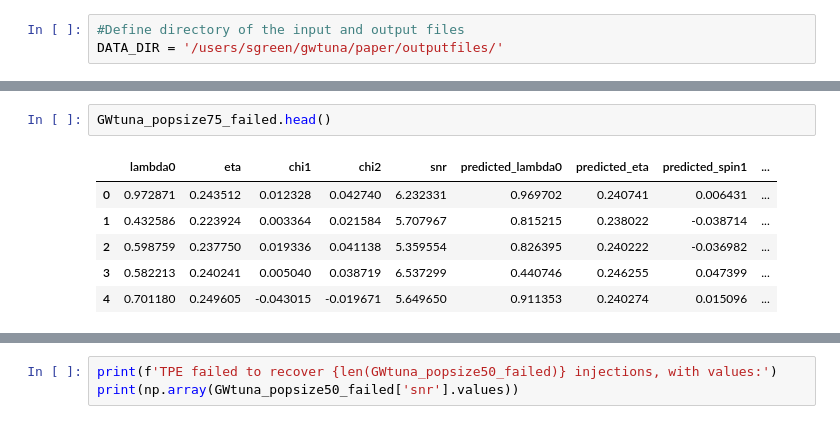
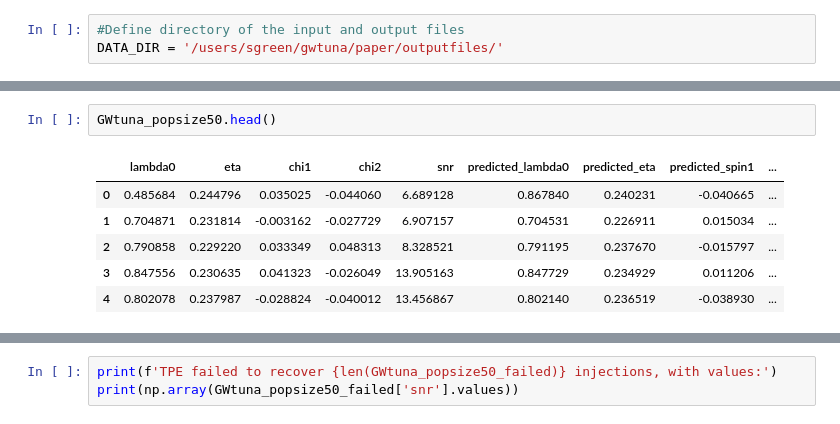
Before and after one commit to SusannaGreen/gwtuna, a Jupyter notebook: paper/plots/GWtunaGraphsFinal.ipynb, the cells around one changed output, grey strips where cells are left out. Saved outputs shown, nothing was run; the diff lists cells and outputs as text.

```diff
--- a/paper/plots/GWtunaGraphsFinal.ipynb
+++ b/paper/plots/GWtunaGraphsFinal.ipynb
@@ -63,11 +50,11 @@ GWtuna_popsize50_mchirp = pd.read_csv(GWtuna_popsize50_mchirp)
 GWtuna_popsize50_mchirp_failed = DATA_DIR+r'GWtunaMchirpEtaO4TPESampler1000CmaEsampler9000LR50ipopincpopsize2Callback500FinalFailed.csv'
 GWtuna_popsize50_mchirp_failed = pd.read_csv(GWtuna_popsize50_mchirp_failed)
 # %%
-GWtuna_popsize75_failed.head()
+GWtuna_popsize50.head()
 # %% [output]
 |  | lambda0 | eta | chi1 | chi2 | snr | predicted_lambda0 | predicted_eta | predicted_spin1 | ... |
-| 0 | 0.972871 | 0.243512 | 0.012328 | 0.042740 | 6.232331 | 0.969702 | 0.240741 | 0.006431 | ... |
-| 1 | 0.432586 | 0.223924 | 0.003364 | 0.021584 | 5.707967 | 0.815215 | 0.238022 | -0.038714 | ... |
-| 2 | 0.598759 | 0.237750 | 0.019336 | 0.041138 | 5.359554 | 0.826395 | 0.240222 | -0.036982 | ... |
-| 3 | 0.582213 | 0.240241 | 0.005040 | 0.038719 | 6.537299 | 0.440746 | 0.246255 | 0.047399 | ... |
-| 4 | 0.701180 | 0.249605 | -0.043015 | -0.019671 | 5.649650 | 0.911353 | 0.240274 | 0.015096 | ... |
+| 0 | 0.485684 | 0.244796 | 0.035025 | -0.044060 | 6.689128 | 0.867840 | 0.240231 | -0.040665 | ... |
+| 1 | 0.704871 | 0.231814 | -0.003162 | -0.027729 | 6.907157 | 0.704531 | 0.226911 | 0.015034 | ... |
+| 2 | 0.790858 | 0.229220 | 0.033349 | 0.048313 | 8.328521 | 0.791195 | 0.237670 | -0.015797 | ... |
+| 3 | 0.847556 | 0.230635 | 0.041323 | -0.026049 | 13.905163 | 0.847729 | 0.234929 | 0.011206 | ... |
+| 4 | 0.802078 | 0.237987 | -0.028824 | -0.040012 | 13.456867 | 0.802140 | 0.236519 | -0.038930 | ... |
```
Also changed, not shown: parts of 15 cells of this notebook, 6 other files.
